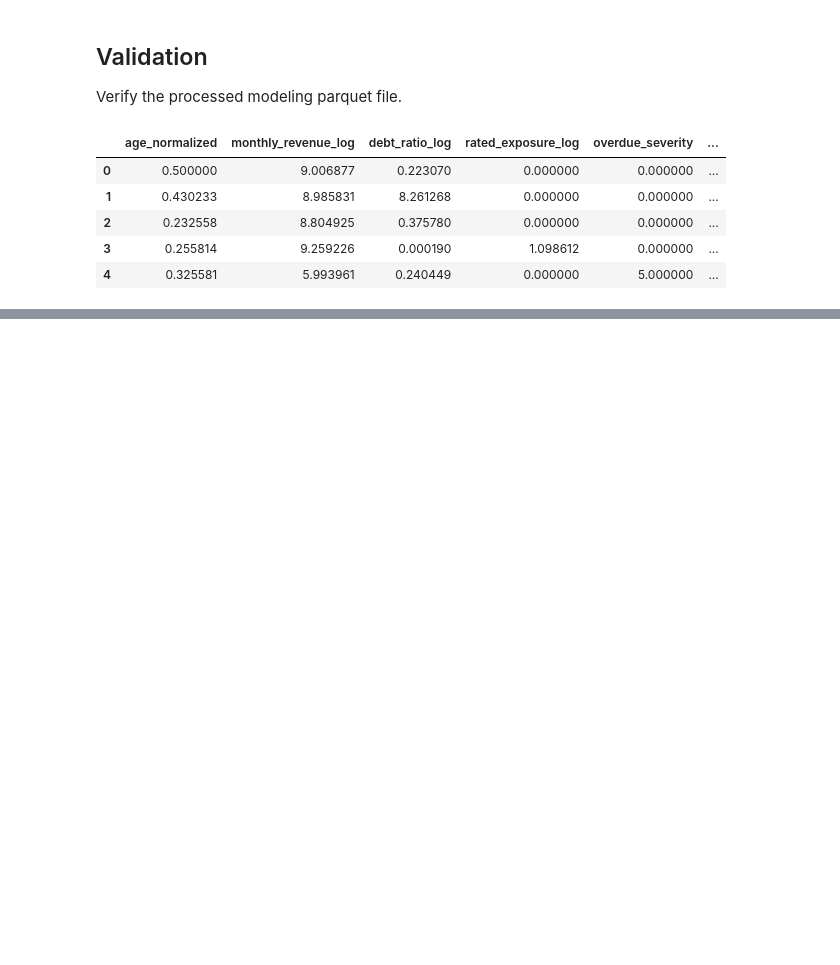
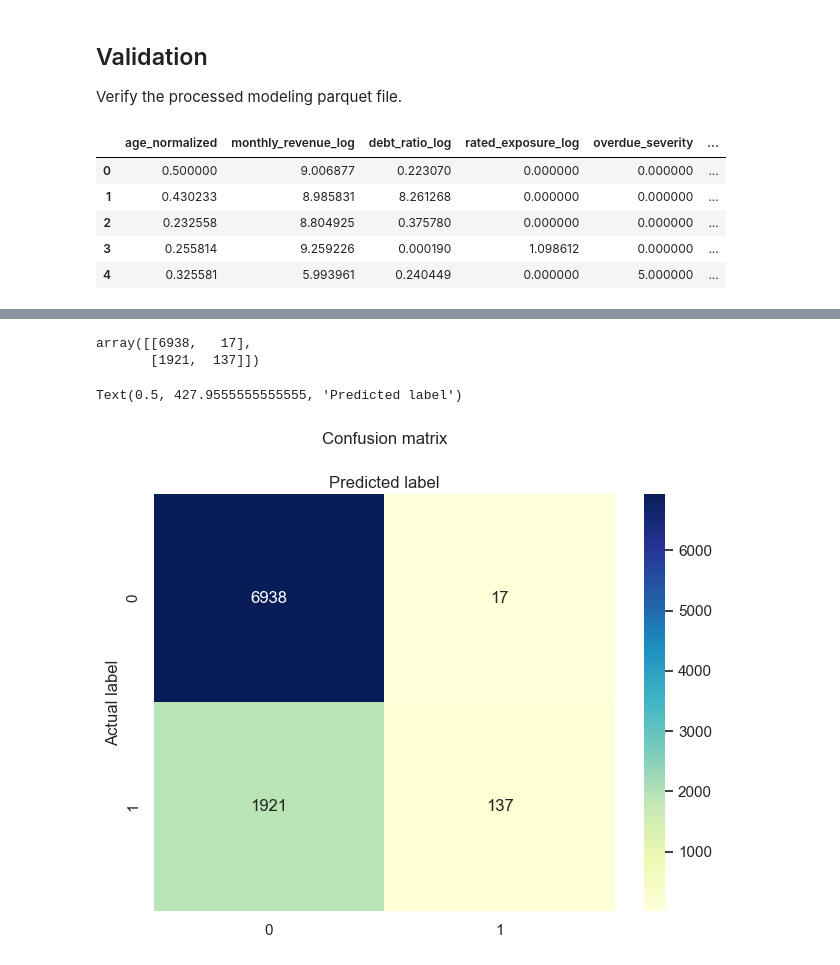
Before and after one commit to PESIII23/real-time-credit-risk-simulation, a Jupyter notebook: src/notebooks/credit_risk_analysis.ipynb, the cells around one changed output, grey strips where cells are left out. Saved outputs shown, nothing was run; the diff lists cells and outputs as text; code cells hidden in the pictures; blank space fills up the shorter version.

Commit message:
implementing logistic regression model and evaluations

```diff
--- a/src/notebooks/credit_risk_analysis.ipynb
+++ b/src/notebooks/credit_risk_analysis.ipynb
@@ -403,0 +410,57 @@ processed_modeling_df.head()
+# %%
+"""Initialize Variables"""
+modeling_df = modeling_df.copy()
+
+feature_cols = [
+    'age_normalized',
+    'monthly_revenue_log',
+    'debt_ratio_log',
+    'rated_exposure_log',
+    'overdue_severity',
+    'revenue_missing',
+    'debt_ratio_missing',
+    'rated_exposure_missing',
+    'revenue_outlier',
+    'debt_ratio_outlier',
+    'rated_exposure_outlier'
+]
+
+# Add default flag column and set target variable
+modeling_df['default_flag'] = (modeling_df['serious_delinquencies_past_2_years'] > 0).astype(int)
+
+# Initialize logistic regression variables
+X = modeling_df[feature_cols]
+Y = modeling_df.default_flag
+
+"""Split Data"""
+X_train, X_test, y_train, y_test = train_test_split(X, Y, test_size=.2, random_state=24)
+
+"""Model Training and Creating Predictions"""
+log_reg = LogisticRegression(random_state=24)
+log_reg.fit(X_train, y_train)
+y_pred = log_reg.predict(X_test)
+
+"""Evaluating the Trained Model's Performance"""
+# Confustion Matrix
+cnf_matrix = confusion_matrix(y_test, y_pred)
+cnf_matrix
+# %% [output]
+array([[6938,   17],
+       [1921,  137]])
+# %%
+# Heatmap
+class_names=[0,1] # name  of classes
+fig, ax = plt.subplots()
+tick_marks = np.arange(len(class_names))
+plt.xticks(tick_marks, class_names)
+plt.yticks(tick_marks, class_names)
+# Create heatmap
+sns.heatmap(pd.DataFrame(cnf_matrix), annot=True, cmap="YlGnBu" ,fmt='g')
+ax.xaxis.set_label_position("top")
+plt.tight_layout()
+plt.title('Confusion matrix', y=1.1)
+plt.ylabel('Actual label')
+plt.xlabel('Predicted label')
+# %% [output]
+Text(0.5, 427.9555555555555, 'Predicted label')
+[figure, added]
```
Also changed, not shown: parts of 6 cells of this notebook.
